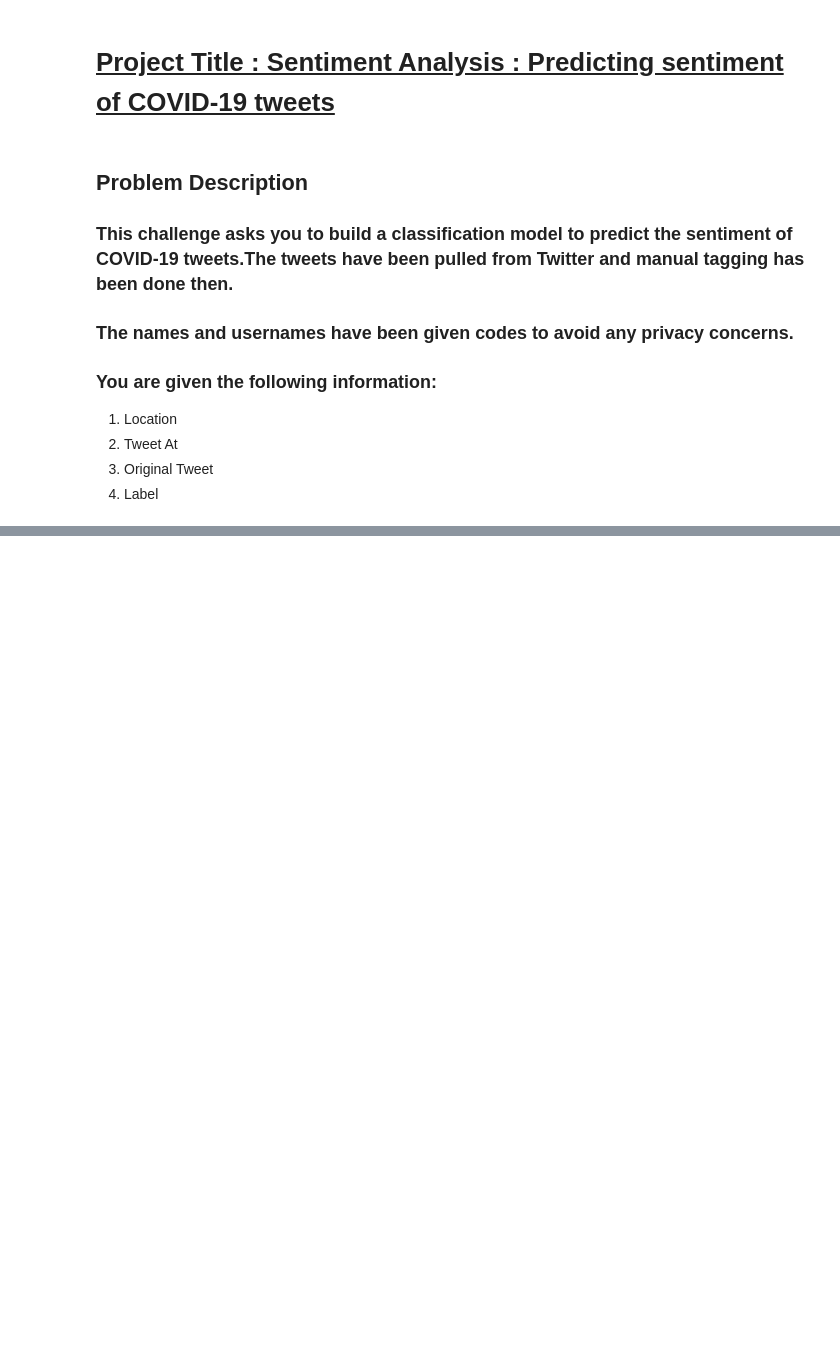
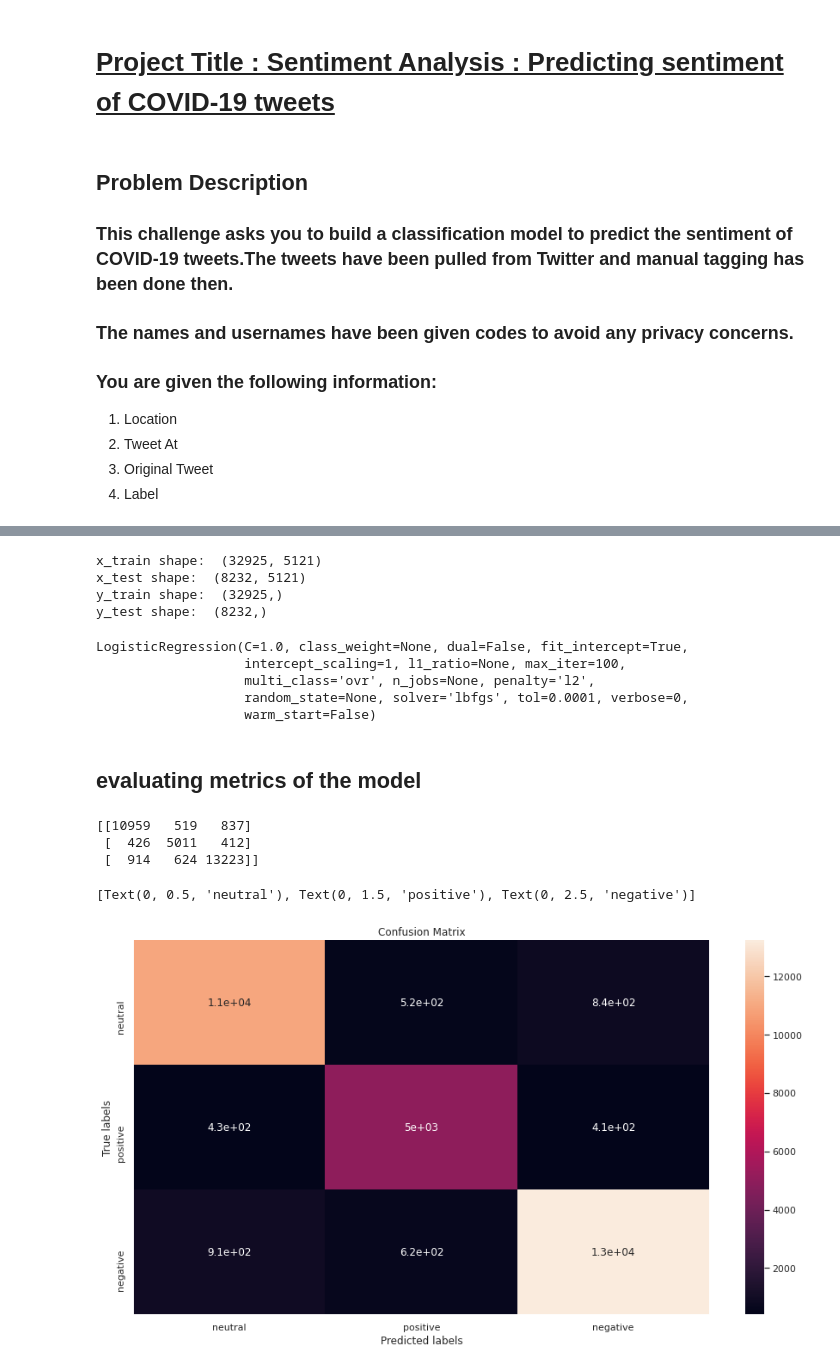
Before and after one commit to arifuddinatif/Coronavirus-Tweet-Sentiment-Analysis, a Jupyter notebook: Coronavirus_Tweet_Sentiment_Analysis_Capstone_Project.ipynb, the cells around one changed output, grey strips where cells are left out. Drawn from its saved outputs; the diff is of its cells as text; code cells hidden in the pictures; blank space fills up the shorter version.

```diff
--- a/Coronavirus_Tweet_Sentiment_Analysis_Capstone_Project.ipynb
+++ b/Coronavirus_Tweet_Sentiment_Analysis_Capstone_Project.ipynb
@@ -144,7 +52,0 @@ c
-# %%
-z = []
-f = []
-for i in range(10):
-  z.append(i)
-  for j in range(11,20):
-    f.append(z[0]-j)
@@ -157,3 +52,0 @@ f
-# %%
-for i in range(len(df['OriginalTweet'])):
-  a.append(df['OriginalTweet'][i].split(' '))
@@ -484,0 +209,6 @@ sns.countplot(x=list_of_locations)
+# %%
+# getting count of differant sentiments i.e positive,negative,neutral
+
+sns.set(rc={'figure.figsize':(15,8)})
+sns.countplot(x=df['Sentiment'])
+plt.title('Sentiment distributions')
@@ -509,0 +241,24 @@ df.head()
+# %%
+# splitting the data into train and test
+
+x_train,x_test,y_train,y_test = train_test_split(X,y,test_size = 0.2,random_state = 225)
+print('x_train shape: ',x_train.shape)
+print('x_test shape: ',x_test.shape)
+print('y_train shape: ',y_train.shape)
+print('y_test shape: ',y_test.shape)
+# %% [output]
+x_train shape:  (32925, 5121)
+x_test shape:  (8232, 5121)
+y_train shape:  (32925,)
+y_test shape:  (8232,)
+# %%
+# applying logistic regression model
+
+model = LogisticRegression(multi_class='ovr', solver='lbfgs')
+model.fit(x_train, y_train)
+# %% [output]
+LogisticRegression(C=1.0, class_weight=None, dual=False, fit_intercept=True,
+                   intercept_scaling=1, l1_ratio=None, max_iter=100,
+                   multi_class='ovr', n_jobs=None, penalty='l2',
+                   random_state=None, solver='lbfgs', tol=0.0001, verbose=0,
+                   warm_start=False)
@@ -509,0 +270,2 @@ df.head()
+# %% [markdown]
+## evaluating metrics of the model
@@ -509,0 +274,22 @@ df.head()
+# %%
+# getting train set confusion matrix
+
+labels = ['neutral', 'positive','negative']
+cm_train = confusion_matrix(prediction_train,y_train)
+print(cm_train)
+
+ax= plt.subplot()
+sns.heatmap(cm_train, annot=True, ax = ax) #annot=True to annotate cells
+
+# labels, title and ticks
+ax.set_xlabel('Predicted labels')
+ax.set_ylabel('True labels')
+ax.set_title('Confusion Matrix')
+ax.xaxis.set_ticklabels(labels)
+ax.yaxis.set_ticklabels(labels)
+# %% [output]
+[[10959   519   837]
+ [  426  5011   412]
+ [  914   624 13223]]
+[Text(0, 0.5, 'neutral'), Text(0, 1.5, 'positive'), Text(0, 2.5, 'negative')]
+[figure, added]
```
Also changed, not shown: parts of 98 cells of this notebook.
